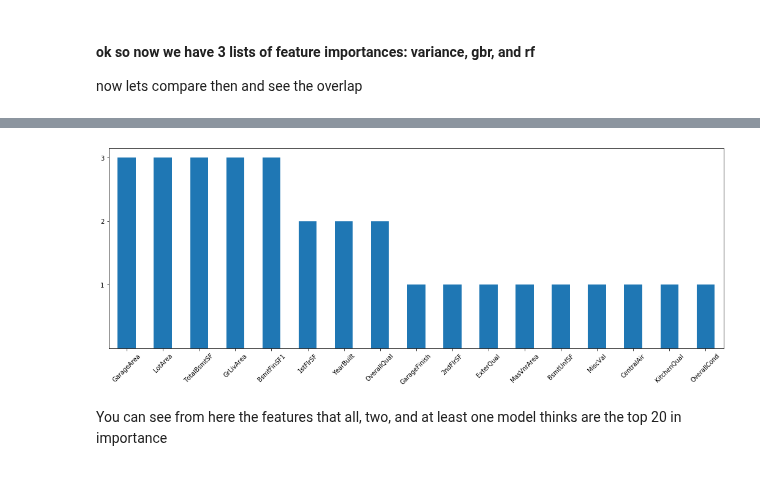
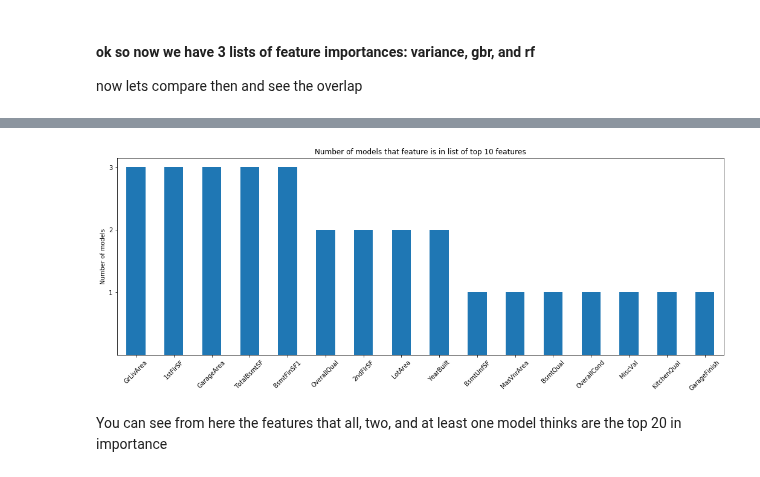
Before and after one commit to samialisayed/MachineLearning-Final-Project, a Jupyter notebook: notebook_tova_featureSelectionAll.ipynb, the cells around one changed output, grey strips where cells are left out. Drawn from its saved outputs; the diff is of its cells as text; code cells hidden in the pictures.

```diff
--- a/notebook_tova_featureSelectionAll.ipynb
+++ b/notebook_tova_featureSelectionAll.ipynb
@@ -90,5 +102,7 @@ data = pd.read_csv('Numerical_train.csv')
 # %%
 target = data.SalePrice
+# %%
+data, data_test, target, target_test = train_test_split(data, target, test_size=.3)
 # %%
 target_log = np.log(target)
 # %%
@@ -278,10 +303,12 @@ def top_n_features(n):
 # %%
 plt.figure(figsize=(18,6))
 top_n_features(10)[:40].plot(kind='bar')
+plt.title('Number of models that feature is in list of top 10 features')
+plt.ylabel('Number of models')
 plt.xticks(rotation=45);
 plt.yticks([1,2,3]);
 # %% [output]
-[figure, old version]
+[figure, new version]
 # %% [markdown]
 You can see from here the features that all, two, and at least one model thinks are the top 20 in importance
 # %% [markdown]
```
Also changed, not shown: parts of 105 cells of this notebook.
